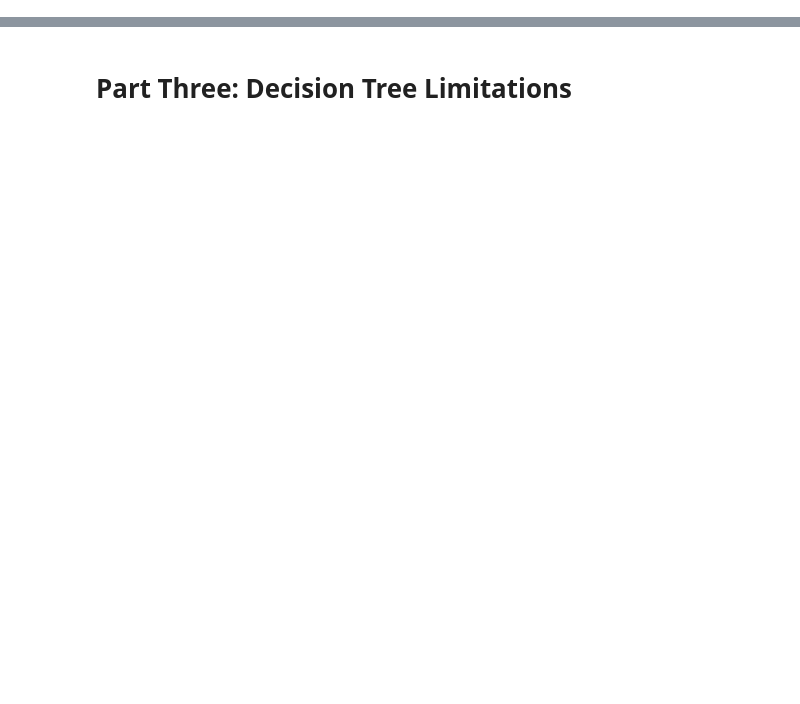
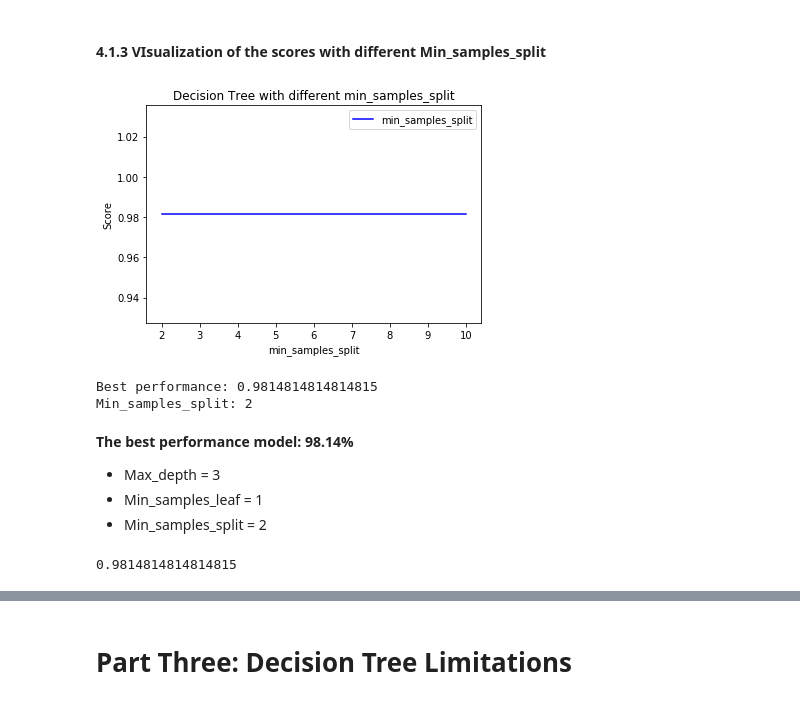
Before and after one commit to xslittlemaggie/Deep-Learning-Machine-Learning-Projects, a Jupyter notebook: Wine_DecisionTree_RandomForest.ipynb, the cells around one changed output, grey strips where cells are left out. Saved outputs shown, nothing was run; the diff lists cells and outputs as text; code cells hidden in the pictures; blank space fills up the shorter version.

```diff
--- a/Wine_DecisionTree_RandomForest.ipynb
+++ b/Wine_DecisionTree_RandomForest.ipynb
@@ -221,0 +175,47 @@ plt.show()
+# %% [markdown]
+#### 4.1.3 VIsualization of the scores with different Min_samples_split
+# %%
+# the minimum value of min_samples_split = 2
+scores = []
+for i in range(2, 11):
+  clf = DecisionTreeClassifier(max_depth = 3
+                            ,criterion = "entropy"
+                            ,random_state = 30
+                            ,splitter = "random"
+                            ,min_samples_leaf = 3
+                            ,min_samples_split = i)
+  clf.fit(x_train, y_train)
+  score = clf.score(x_test, y_test)
+  scores.append(score)
+
+plt.plot(range(2, 11), scores, color = "b", label = "min_samples_split")
+plt.title("Decision Tree with different min_samples_split")
+plt.xlabel('min_samples_split')
+plt.ylabel('Score')
+plt.legend()
+plt.show()
+# %% [output]
+[figure, added]
+# %%
+print("Best performance: {}".format(max(scores)))
+print("Min_samples_split: {}".format(scores.index(max(scores)) + 2))
+# %% [output]
+Best performance: 0.9814814814814815
+Min_samples_split: 2
+# %% [markdown]
+**The best performance model: 98.14%**
+- Max_depth = 3
+- Min_samples_leaf = 1
+- Min_samples_split = 2
+# %%
+clf = DecisionTreeClassifier(max_depth = 3
+                            ,criterion = "entropy"
+                            ,random_state = 30
+                            ,splitter = "random"
+                            ,min_samples_leaf = 1
+                            ,min_samples_split = 2)
+clf.fit(x_train, y_train)
+score = clf.score(x_test, y_test)
+score
+# %% [output]
+0.9814814814814815
```
Also changed, not shown: parts of 68 cells of this notebook.
